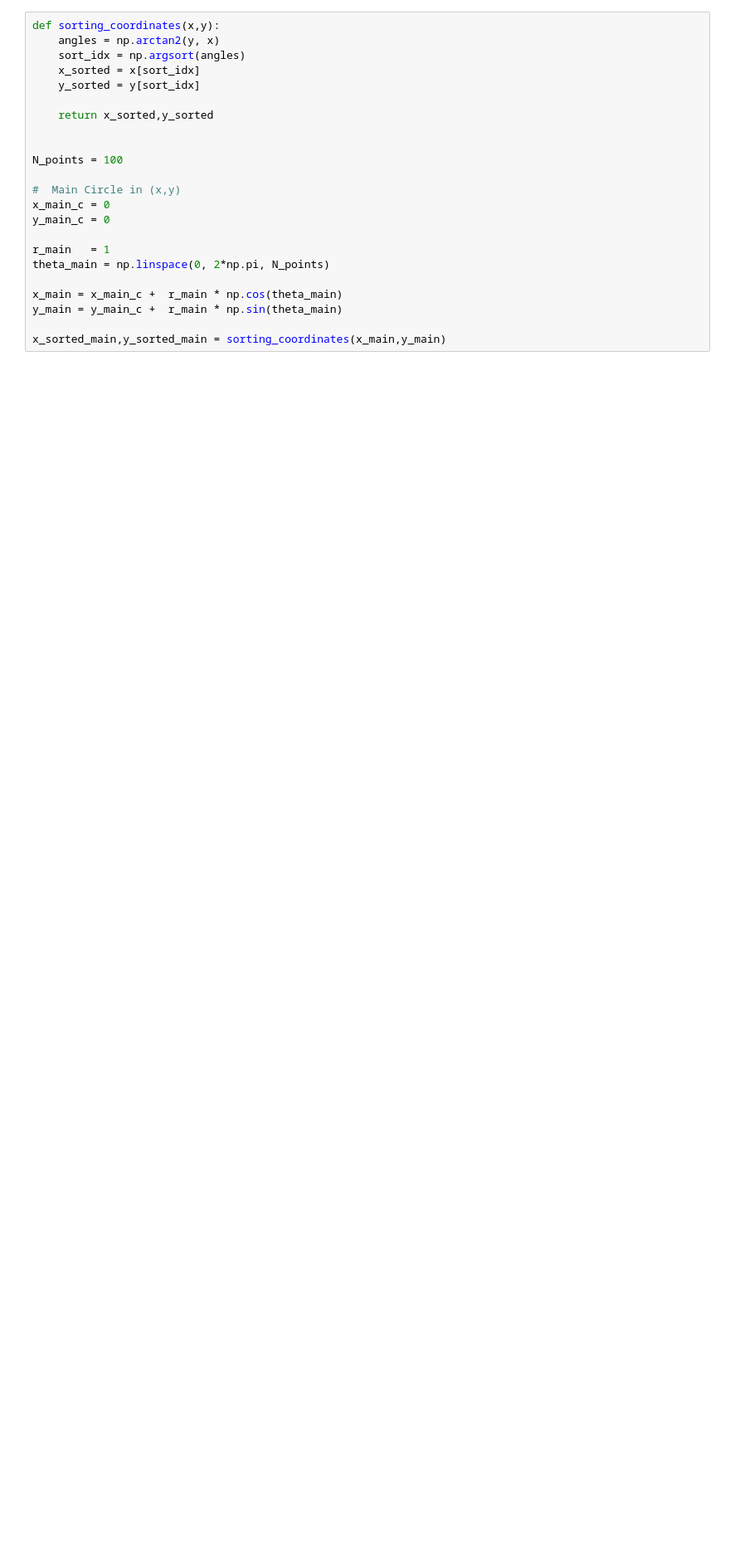
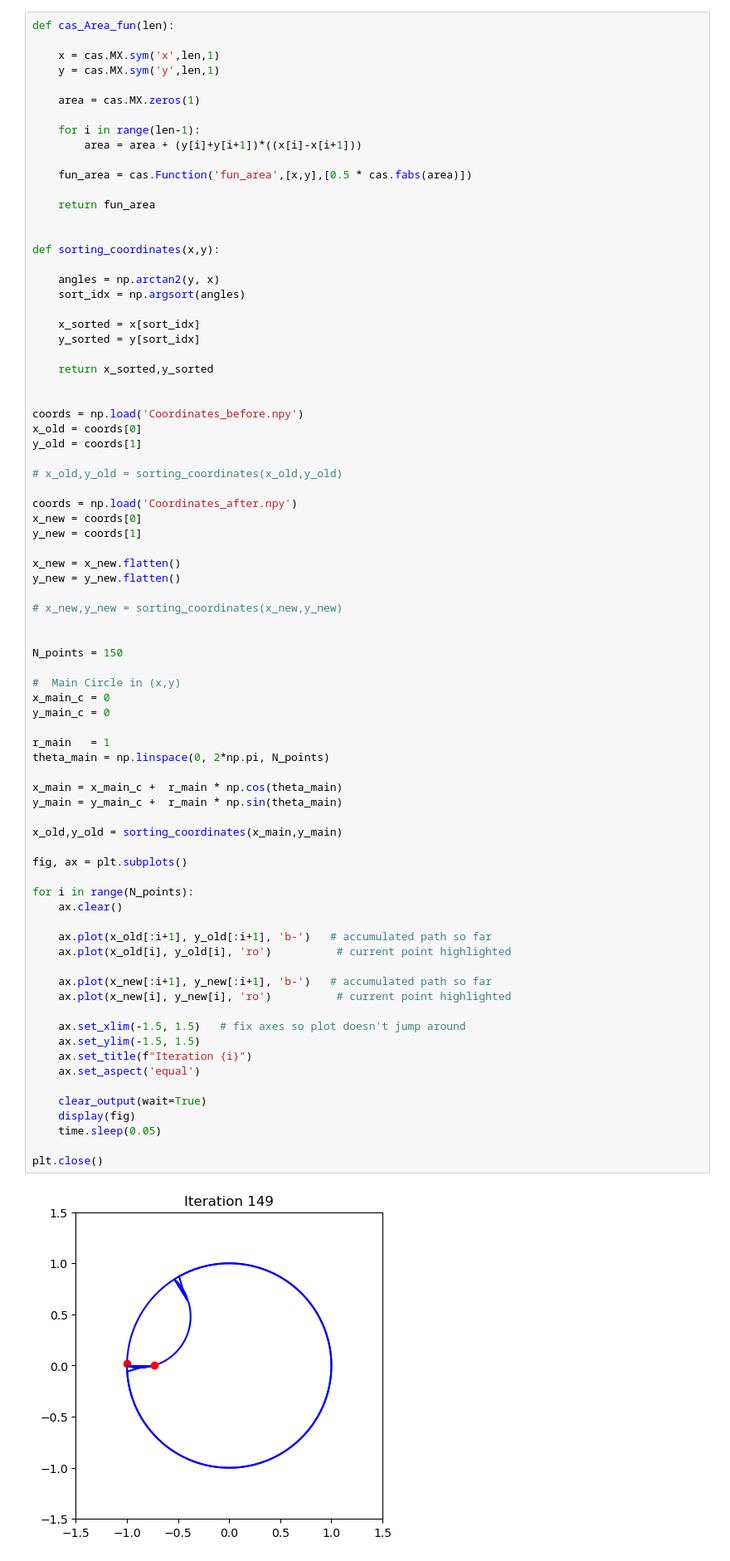
Before and after one commit to alessandroale12/Globo-Cubo, a Jupyter notebook: optimization_problem.ipynb, the cells around one changed output. Shown at 83% size. Saved outputs shown, nothing was run; the diff lists cells and outputs as text; blank space fills up the shorter version.

```diff
--- a/optimization_problem.ipynb
+++ b/optimization_problem.ipynb
@@ -5,23 +12,80 @@ import casadi as cas
 # %%
+def cas_Area_fun(len):
+
+    x = cas.MX.sym('x',len,1)
+    y = cas.MX.sym('y',len,1)
+
+    area = cas.MX.zeros(1)
+
+    for i in range(len-1):
+        area = area + (y[i]+y[i+1])*((x[i]-x[i+1]))
+
+    fun_area = cas.Function('fun_area',[x,y],[0.5 * cas.fabs(area)])
+
+    return fun_area
+
+
 def sorting_coordinates(x,y):
+
     angles = np.arctan2(y, x)
     sort_idx = np.argsort(angles)
+
     x_sorted = x[sort_idx]
     y_sorted = y[sort_idx]
 
     return x_sorted,y_sorted
 
 
-N_points = 100
+coords = np.load('Coordinates_before.npy')
+x_old = coords[0]
+y_old = coords[1]
+
+# x_old,y_old = sorting_coordinates(x_old,y_old)
+
+coords = np.load('Coordinates_after.npy')
+x_new = coords[0]
+y_new = coords[1]
+
+x_new = x_new.flatten()
+y_new = y_new.flatten()
+
+# x_new,y_new = sorting_coordinates(x_new,y_new)
+
+
+N_points = 150
 
 #  Main Circle in (x,y)
 x_main_c = 0
 y_main_c = 0
 
 r_main   = 1
 theta_main = np.linspace(0, 2*np.pi, N_points)
 
 x_main = x_main_c +  r_main * np.cos(theta_main)
 y_main = y_main_c +  r_main * np.sin(theta_main)
 
-x_sorted_main,y_sorted_main = sorting_coordinates(x_main,y_main)
+x_old,y_old = sorting_coordinates(x_main,y_main)
+
+fig, ax = plt.subplots()
+
+for i in range(N_points):
+    ax.clear()
+
+    ax.plot(x_old[:i+1], y_old[:i+1], 'b-')   # accumulated path so far
+    ax.plot(x_old[i], y_old[i], 'ro')          # current point highlighted
+
+    ax.plot(x_new[:i+1], y_new[:i+1], 'b-')   # accumulated path so far
+    ax.plot(x_new[i], y_new[i], 'ro')          # current point highlighted
+
+    ax.set_xlim(-1.5, 1.5)   # fix axes so plot doesn't jump around
+    ax.set_ylim(-1.5, 1.5)
+    ax.set_title(f"Iteration {i}")
+    ax.set_aspect('equal')
+
+    clear_output(wait=True)
+    display(fig)
+    time.sleep(0.05)
+
+plt.close()
+# %% [output]
+[figure, added]
```
Also changed, not shown: parts of 4 cells of this notebook, 3 other files.
